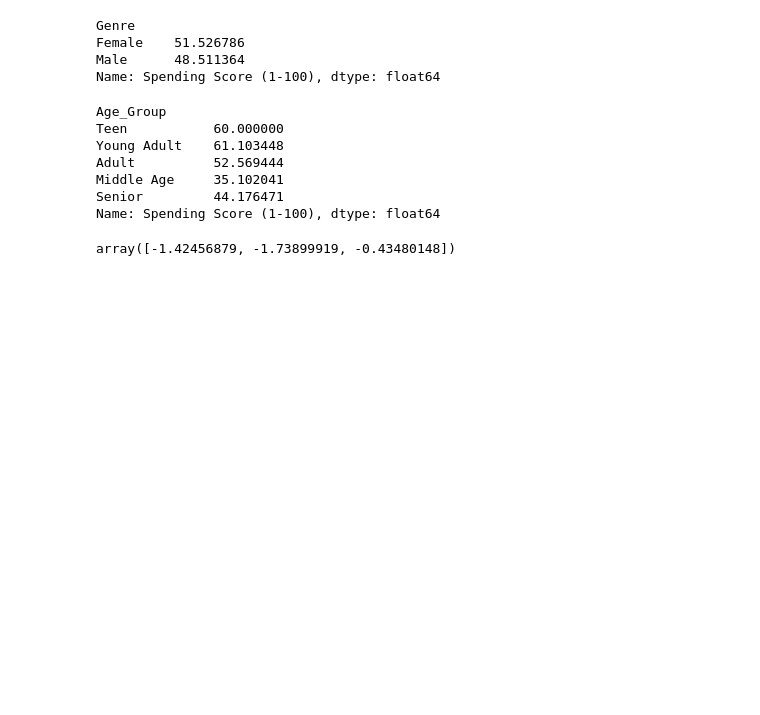
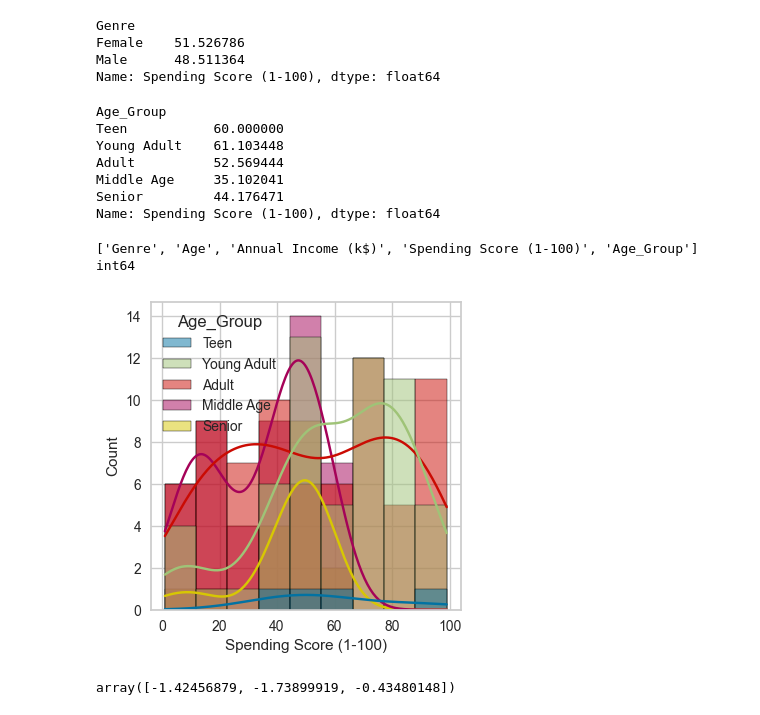
Before and after one commit to Alsanad-Opium/deep-learning-pytorch, a Jupyter notebook: MLandDL/ML/Machine Learning/Algorithms/Clustering/Kmeans/notebook.ipynb, the cells around one changed output. Drawn from its saved outputs; the diff is of its cells as text; code cells hidden in the pictures; blank space fills up the shorter version.

```diff
--- a/MLandDL/ML/Machine Learning/Algorithms/Clustering/Kmeans/notebook.ipynb
+++ b/MLandDL/ML/Machine Learning/Algorithms/Clustering/Kmeans/notebook.ipynb
@@ -52,6 +53,18 @@ Adult          52.569444
 Middle Age     35.102041
 Senior         44.176471
 Name: Spending Score (1-100), dtype: float64
+# %%
+print(df.columns.to_list())
+print(df["Spending Score (1-100)"].dtype)
+# %% [output]
+['Genre', 'Age', 'Annual Income (k$)', 'Spending Score (1-100)', 'Age_Group']
+int64
+# %%
+plt.figure(figsize=(4,4))
+sns.histplot(x=df["Spending Score (1-100)"],hue=df['Age_Group'], kde = True)
+plt.show()
+# %% [output]
+[figure, added]
 # %%
 # we will train the model on Age, income and the score
 
```
Also changed, not shown: parts of 11 cells of this notebook.
